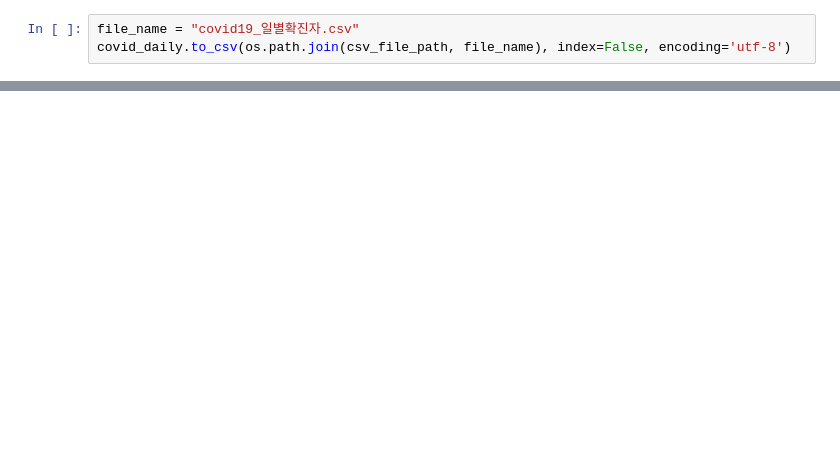
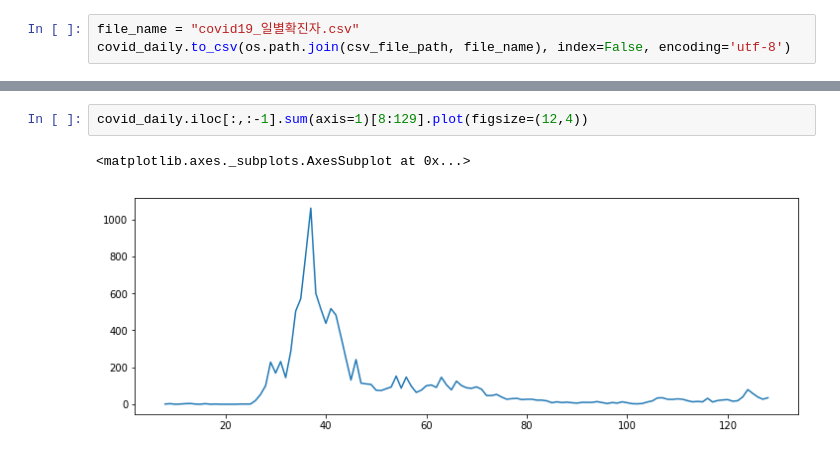
Before and after one commit to minkithub/bigcon2020, a Jupyter notebook: Jaewon/covid19.ipynb, the cells around one changed output, grey strips where cells are left out. Cells and saved outputs as stored; diff of their text form; blank space fills up the shorter version.

```diff
--- a/Jaewon/covid19.ipynb
+++ b/Jaewon/covid19.ipynb
@@ -77,0 +111,5 @@ covid_daily.to_csv(os.path.join(csv_file_path, file_name), index=False, encoding
+# %%
+covid_daily.iloc[:,:-1].sum(axis=1)[8:129].plot(figsize=(12,4))
+# %% [output]
+<matplotlib.axes._subplots.AxesSubplot at 0x...>
+[figure, added]
```
Also changed, not shown: parts of 25 cells of this notebook, 9 other files.
